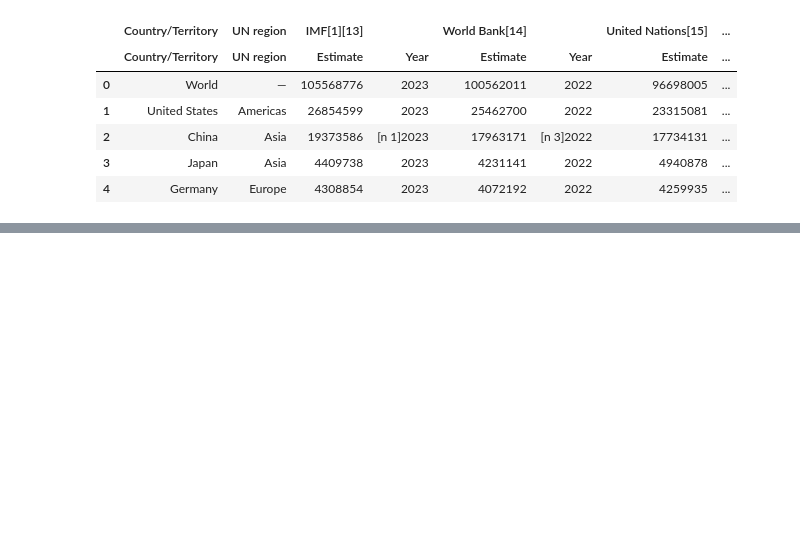
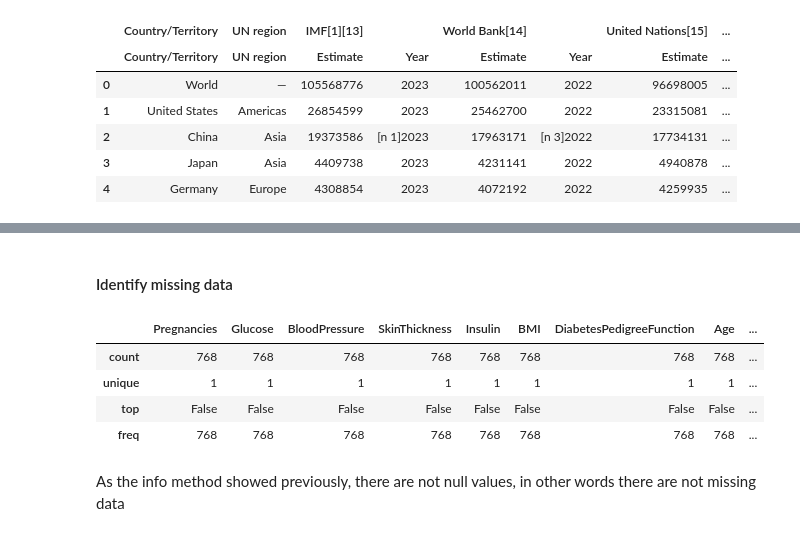
Before and after one commit to victor-luna-data/CourseIBM, a Jupyter notebook: REST_API.ipynb, the cells around one changed output, grey strips where cells are left out. Drawn from its saved outputs; the diff is of its cells as text; code cells hidden in the pictures; blank space fills up the shorter version.

```diff
--- a/REST_API.ipynb
+++ b/REST_API.ipynb
@@ -482,0 +700,13 @@ df.head()
+# %% [markdown]
+#### Identify missing data
+# %%
+missing_data = df.isnull()
+missing_data.describe()
+# %% [output]
+|  | Pregnancies | Glucose | BloodPressure | SkinThickness | Insulin | BMI | DiabetesPedigreeFunction | Age | ... |
+| count | 768 | 768 | 768 | 768 | 768 | 768 | 768 | 768 | ... |
+| unique | 1 | 1 | 1 | 1 | 1 | 1 | 1 | 1 | ... |
+| top | False | False | False | False | False | False | False | False | ... |
+| freq | 768 | 768 | 768 | 768 | 768 | 768 | 768 | 768 | ... |
+# %% [markdown]
+As the info method showed previously, there are not null values, in other words there are not missing data
```
Also changed, not shown: parts of 37 cells of this notebook.
